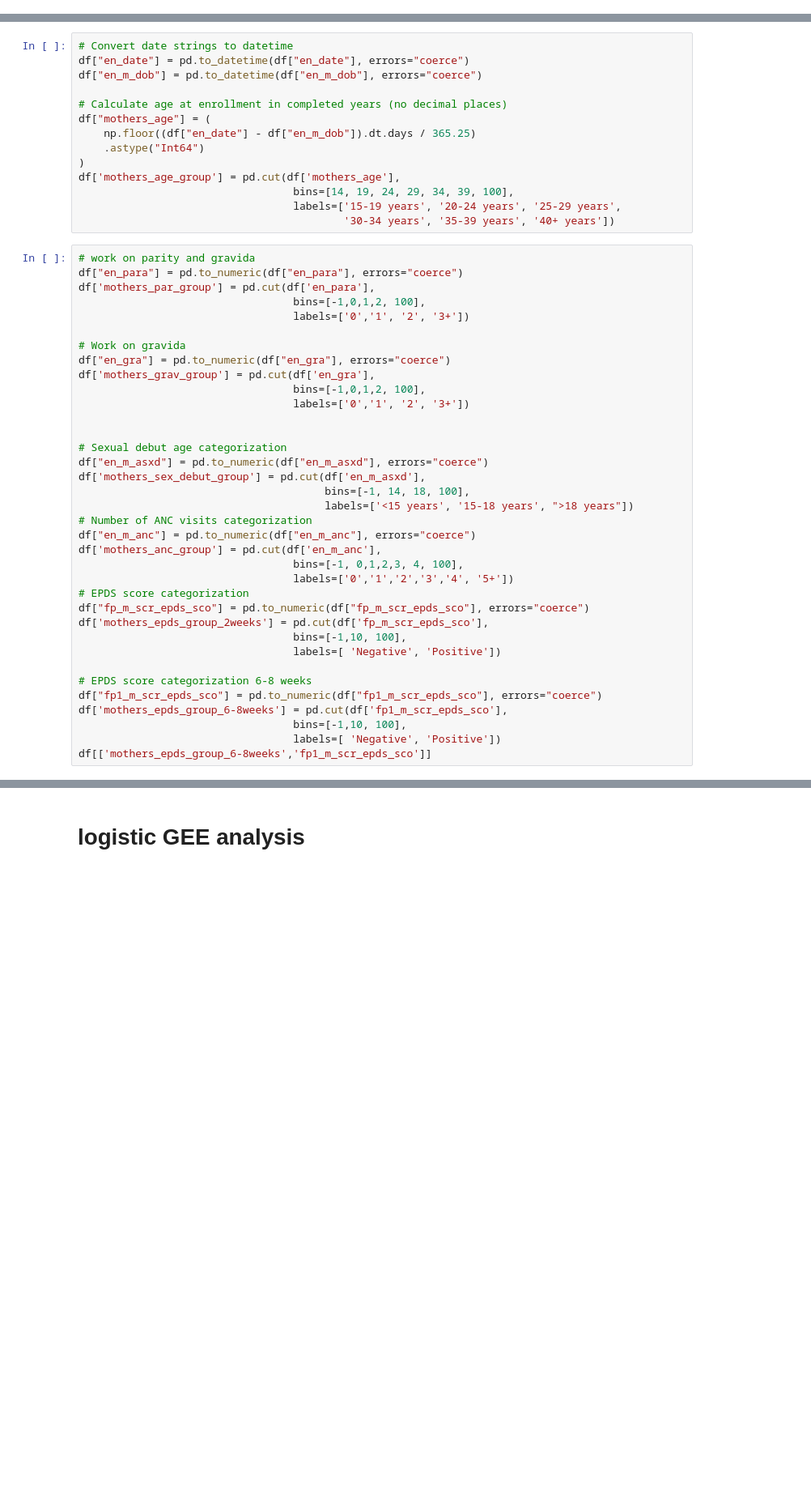
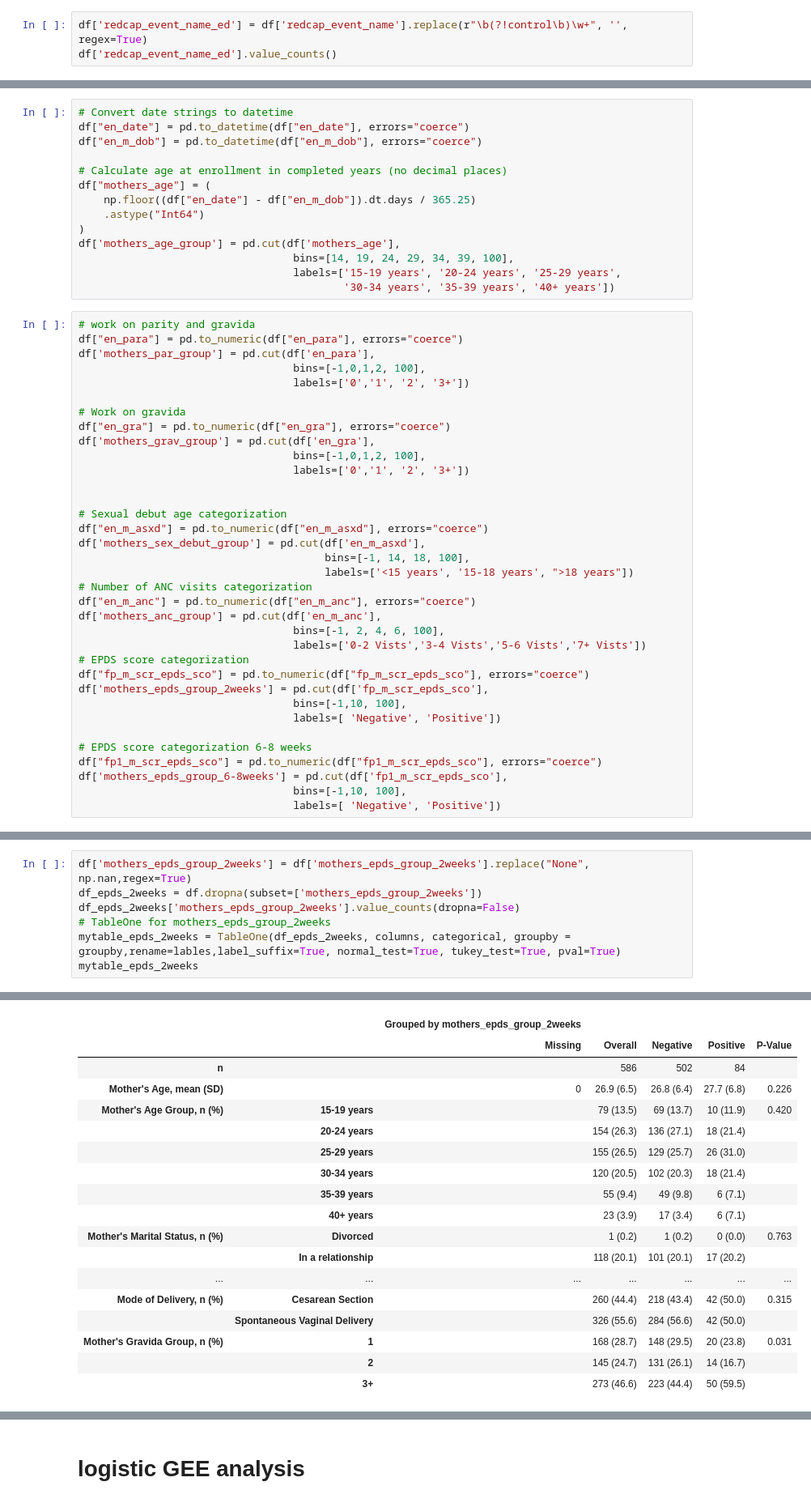
Before and after one commit to herbiekaps/NoteBooks, a Jupyter notebook: ppd_analysis.ipynb, the cells around one changed output, grey strips where cells are left out. Shown at 81% size. Cells and saved outputs as stored; diff of their text form; blank space fills up the shorter version.

```diff
--- a/ppd_analysis.ipynb
+++ b/ppd_analysis.ipynb
@@ -67,0 +40,3 @@ df[['participant_id',"en_m_dob"]].loc[df['en_m_dob'].isna()]
+# %%
+df['redcap_event_name_ed'] = df['redcap_event_name'].replace(r"\b(?!control\b)\w+", '', regex=True)
+df['redcap_event_name_ed'].value_counts()
@@ -101,8 +88,8 @@ df['mothers_sex_debut_group'] = pd.cut(df['en_m_asxd'],
 # Number of ANC visits categorization
 df["en_m_anc"] = pd.to_numeric(df["en_m_anc"], errors="coerce")
 df['mothers_anc_group'] = pd.cut(df['en_m_anc'],
-                                  bins=[-1, 0,1,2,3, 4, 100],
-                                  labels=['0','1','2','3','4', '5+'])
+                                  bins=[-1, 2, 4, 6, 100],
+                                  labels=['0-2 Vists','3-4 Vists','5-6 Vists','7+ Vists'])
 # EPDS score categorization
 df["fp_m_scr_epds_sco"] = pd.to_numeric(df["fp_m_scr_epds_sco"], errors="coerce")
 df['mothers_epds_group_2weeks'] = pd.cut(df['fp_m_scr_epds_sco'],
@@ -114,4 +101,3 @@ df["fp1_m_scr_epds_sco"] = pd.to_numeric(df["fp1_m_scr_epds_sco"], errors="coerc
 df['mothers_epds_group_6-8weeks'] = pd.cut(df['fp1_m_scr_epds_sco'],
                                   bins=[-1,10, 100],
                                   labels=[ 'Negative', 'Positive'])
-df[['mothers_epds_group_6-8weeks','fp1_m_scr_epds_sco']]
@@ -256,0 +412,8 @@ mytable = TableOne(df, columns, categorical, continuous, groupby,min_max=min_max
+# %%
+df['mothers_epds_group_2weeks'] = df['mothers_epds_group_2weeks'].replace("None", np.nan,regex=True)
+df_epds_2weeks = df.dropna(subset=['mothers_epds_group_2weeks'])
+df_epds_2weeks['mothers_epds_group_2weeks'].value_counts(dropna=False)
+# TableOne for mothers_epds_group_2weeks
+mytable_epds_2weeks = TableOne(df_epds_2weeks, columns, categorical, groupby = groupby,rename=lables,label_suffix=True, normal_test=True, tukey_test=True, pval=True)
+mytable_epds_2weeks
+# %% [output]
@@ -256,0 +425,18 @@ mytable = TableOne(df, columns, categorical, continuous, groupby,min_max=min_max
+|  |  | Grouped by mothers_epds_group_2weeks |  |  |  |  |
+|  |  | Missing | Overall | Negative | Positive | P-Value |
+| n |  |  | 586 | 502 | 84 |  |
+| Mother's Age, mean (SD) |  | 0 | 26.9 (6.5) | 26.8 (6.4) | 27.7 (6.8) | 0.226 |
+| Mother's Age Group, n (%) | 15-19 years |  | 79 (13.5) | 69 (13.7) | 10 (11.9) | 0.420 |
+|  | 20-24 years |  | 154 (26.3) | 136 (27.1) | 18 (21.4) |  |
+|  | 25-29 years |  | 155 (26.5) | 129 (25.7) | 26 (31.0) |  |
+|  | 30-34 years |  | 120 (20.5) | 102 (20.3) | 18 (21.4) |  |
+|  | 35-39 years |  | 55 (9.4) | 49 (9.8) | 6 (7.1) |  |
+|  | 40+ years |  | 23 (3.9) | 17 (3.4) | 6 (7.1) |  |
+| Mother's Marital Status, n (%) | Divorced |  | 1 (0.2) | 1 (0.2) | 0 (0.0) | 0.763 |
+|  | In a relationship |  | 118 (20.1) | 101 (20.1) | 17 (20.2) |  |
+| ... | ... | ... | ... | ... | ... | ... |
+| Mode of Delivery, n (%) | Cesarean Section |  | 260 (44.4) | 218 (43.4) | 42 (50.0) | 0.315 |
+|  | Spontaneous Vaginal Delivery |  | 326 (55.6) | 284 (56.6) | 42 (50.0) |  |
+| Mother's Gravida Group, n (%) | 1 |  | 168 (28.7) | 148 (29.5) | 20 (23.8) | 0.031 |
+|  | 2 |  | 145 (24.7) | 131 (26.1) | 14 (16.7) |  |
+|  | 3+ |  | 273 (46.6) | 223 (44.4) | 50 (59.5) |  |
```
Also changed, not shown: parts of 60 cells of this notebook, 2 other files.
